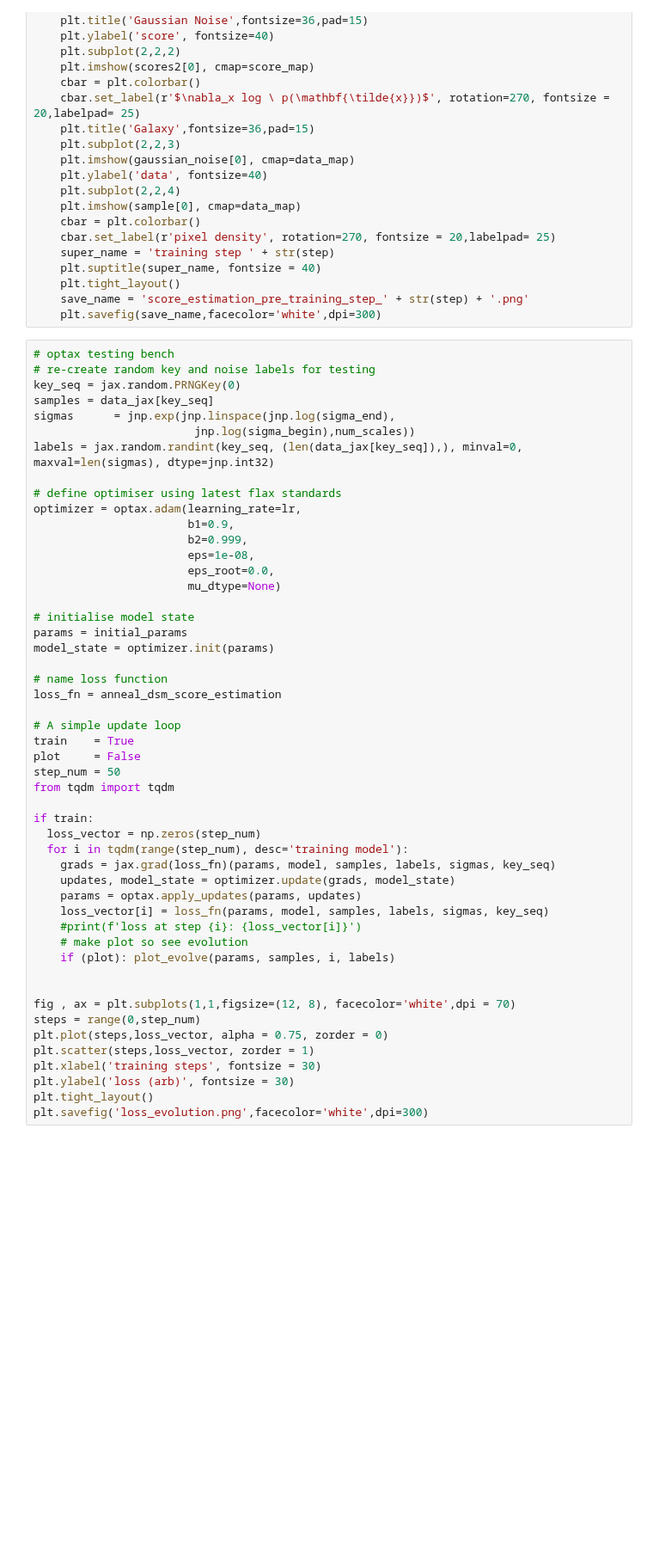
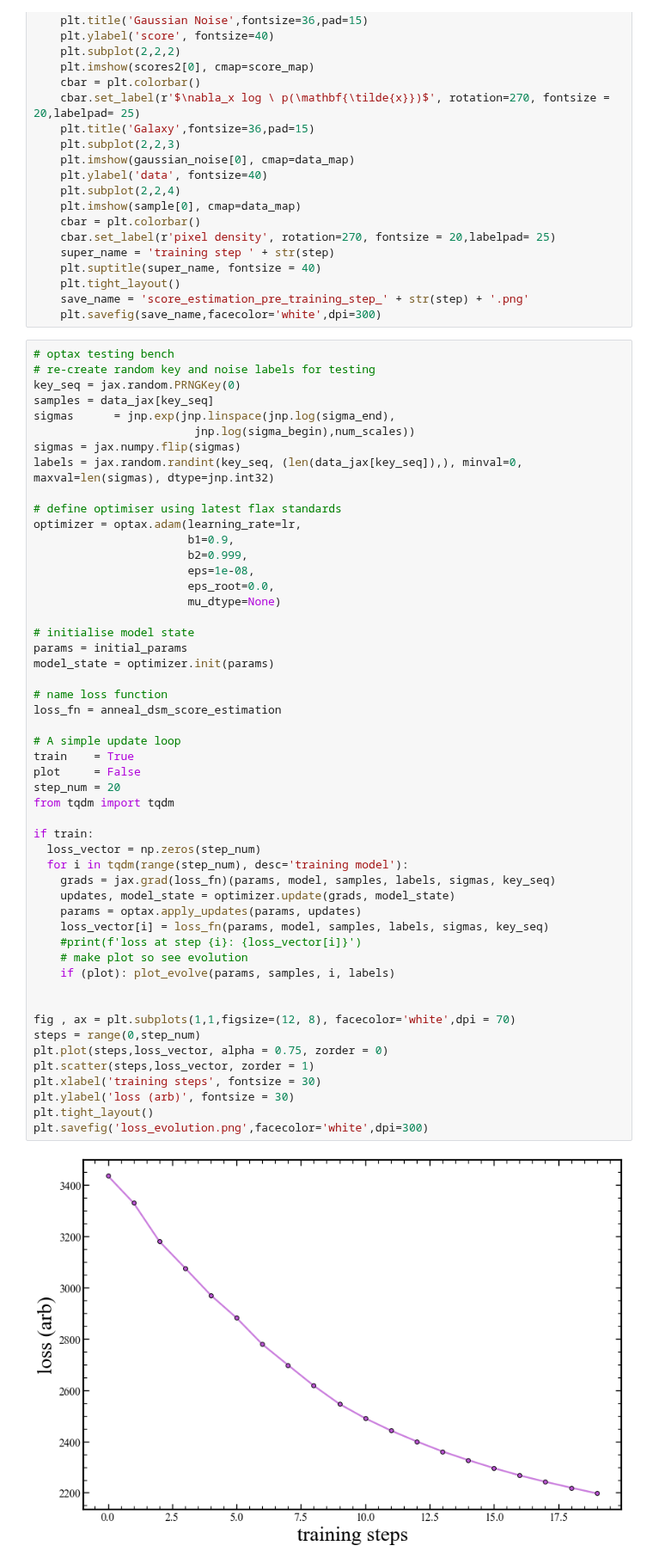
Before and after one commit to SampsonML/score_network_jax, a Jupyter notebook: diffusion_jax_HSC.ipynb, the cells around one changed output. Shown at 86% size. Saved outputs shown, nothing was run; the diff lists cells and outputs as text; blank space fills up the shorter version.

```diff
--- a/diffusion_jax_HSC.ipynb
+++ b/diffusion_jax_HSC.ipynb
@@ -526,6 +528,7 @@ key_seq = jax.random.PRNGKey(0)
 samples = data_jax[key_seq]
 sigmas      = jnp.exp(jnp.linspace(jnp.log(sigma_end),
                         jnp.log(sigma_begin),num_scales))
+sigmas = jax.numpy.flip(sigmas)
 labels = jax.random.randint(key_seq, (len(data_jax[key_seq]),), minval=0, maxval=len(sigmas), dtype=jnp.int32)
 
 # define optimiser using latest flax standards
@@ -541,34 +544,36 @@ params = initial_params
 model_state = optimizer.init(params)
 
 # name loss function
 loss_fn = anneal_dsm_score_estimation
 
 # A simple update loop
 train    = True
 plot     = False
-step_num = 50
+step_num = 20
 from tqdm import tqdm
 
 if train:
   loss_vector = np.zeros(step_num)
   for i in tqdm(range(step_num), desc='training model'):
     grads = jax.grad(loss_fn)(params, model, samples, labels, sigmas, key_seq)
     updates, model_state = optimizer.update(grads, model_state)
     params = optax.apply_updates(params, updates)
     loss_vector[i] = loss_fn(params, model, samples, labels, sigmas, key_seq)
     #print(f'loss at step {i}: {loss_vector[i]}')
     # make plot so see evolution
     if (plot): plot_evolve(params, samples, i, labels)
 
 
 fig , ax = plt.subplots(1,1,figsize=(12, 8), facecolor='white',dpi = 70)
 steps = range(0,step_num)
 plt.plot(steps,loss_vector, alpha = 0.75, zorder = 0)
 plt.scatter(steps,loss_vector, zorder = 1)
 plt.xlabel('training steps', fontsize = 30)
 plt.ylabel('loss (arb)', fontsize = 30)
 plt.tight_layout()
 plt.savefig('loss_evolution.png',facecolor='white',dpi=300)
+# %% [output]
+[figure, added]
 # %%
 # ------------------------- #
 # langevin dynamic sampling #
```
Also changed, not shown: parts of 5 cells of this notebook, 1 other file.
